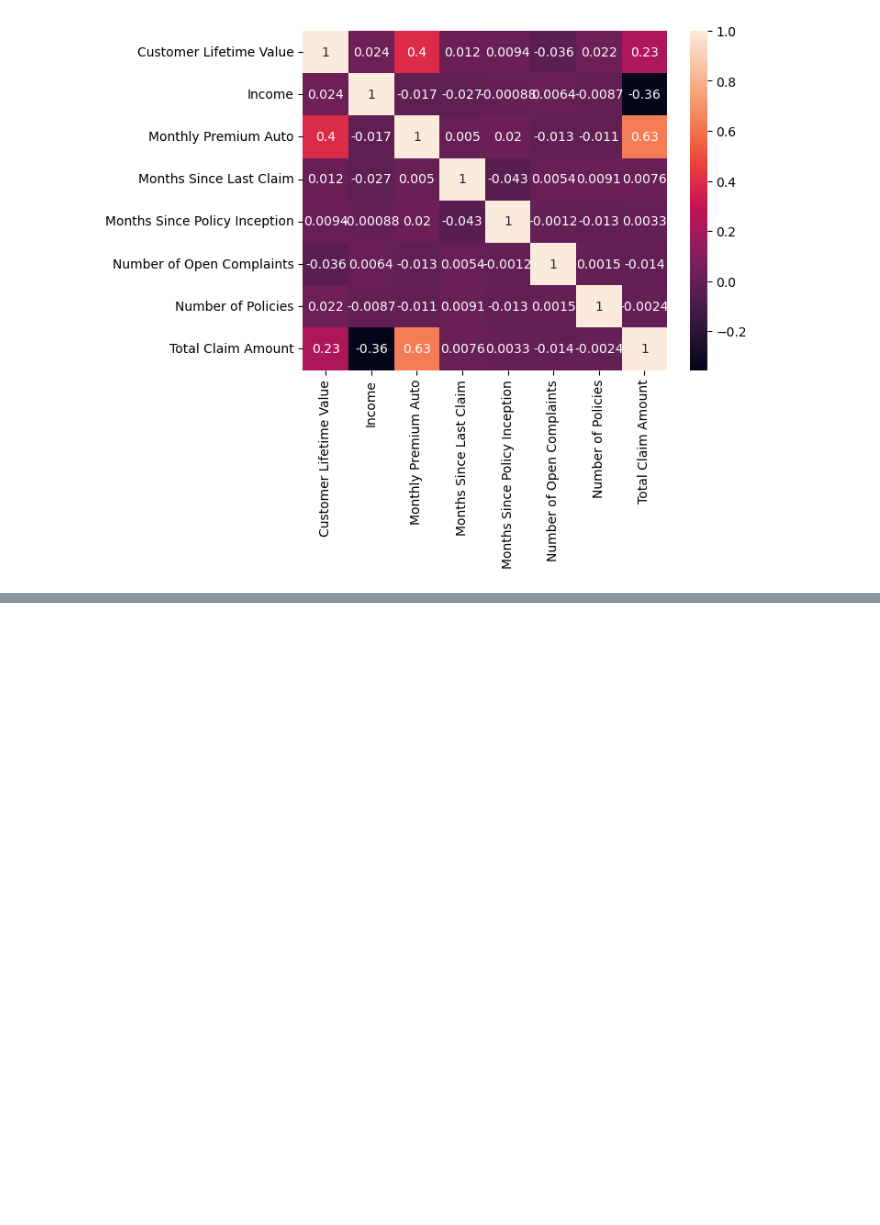
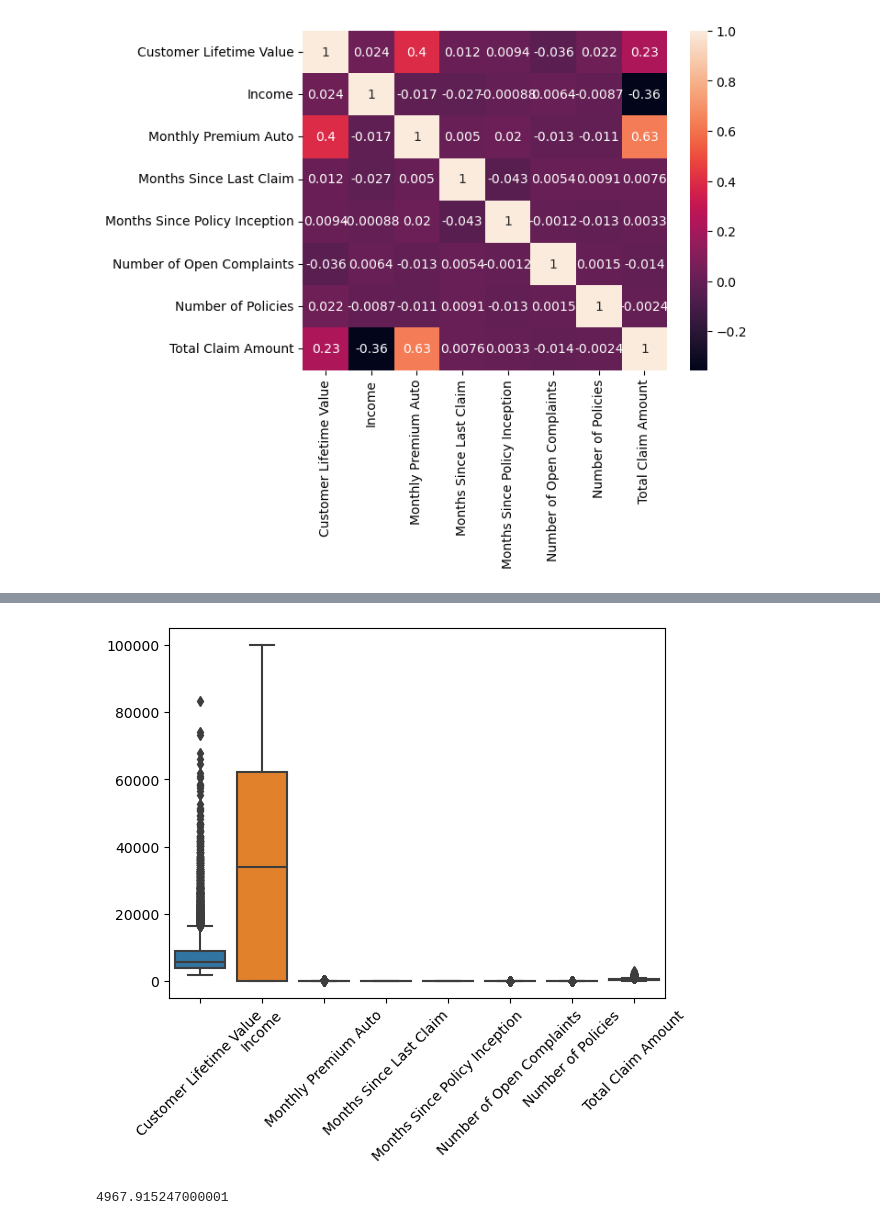
Before and after one commit to jaineeldesai/lab-customer-analysis-round-4, a Jupyter notebook: customer-lab4.ipynb, the cells around one changed output, grey strips where cells are left out. Cells and saved outputs as stored; diff of their text form; code cells hidden in the pictures; blank space fills up the shorter version.

```diff
--- a/customer-lab4.ipynb
+++ b/customer-lab4.ipynb
@@ -153,0 +187,6 @@ plt.show()
+# %%
+sns.boxplot(numeric)
+plt.xticks(rotation=45)
+plt.show()
+# %% [output]
+[figure, added]
@@ -153,0 +195,5 @@ plt.show()
+# %%
+iqr=np.percentile(numeric['Customer Lifetime Value'],75) - np.percentile(numeric['Customer Lifetime Value'],25)
+iqr
+# %% [output]
+4967.915247000001
```
Also changed, not shown: parts of 31 cells of this notebook.
